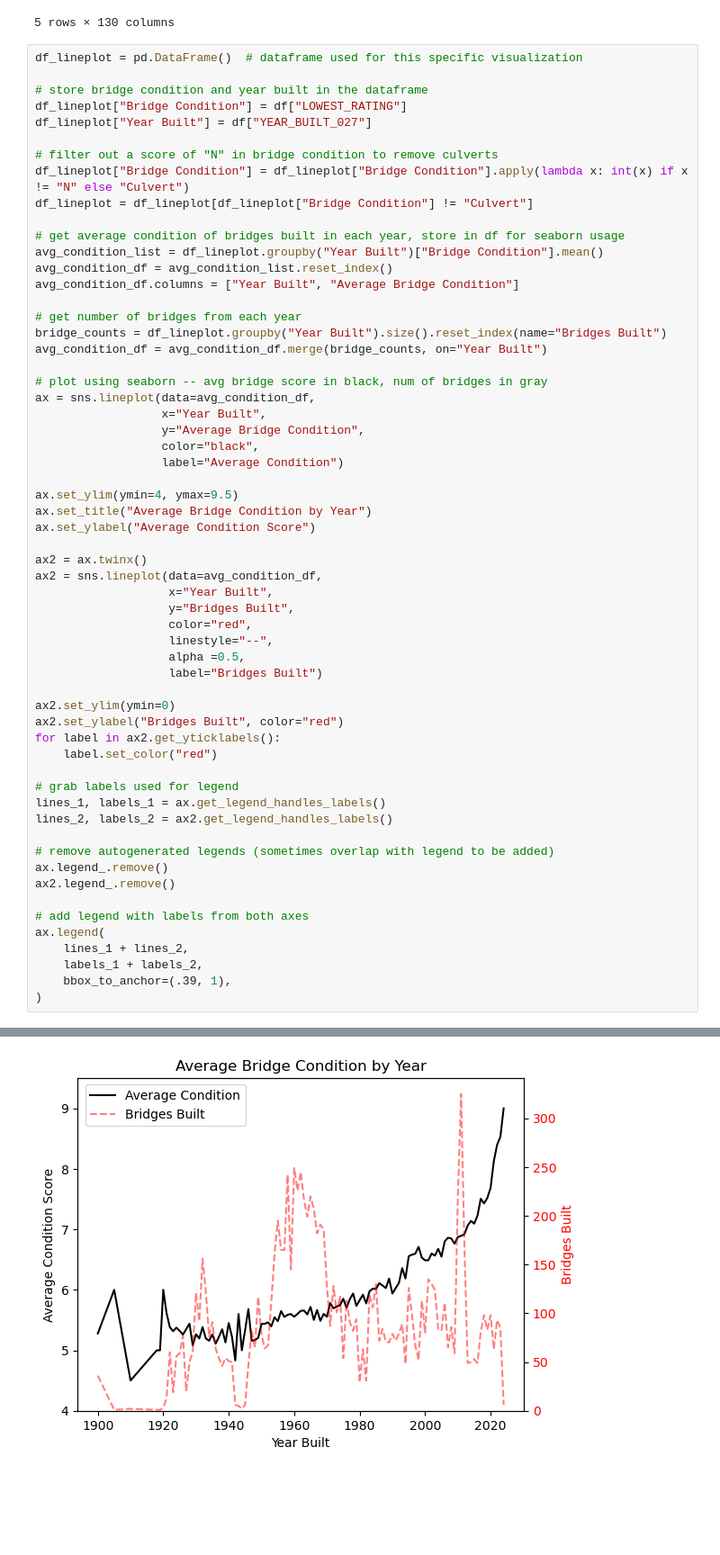
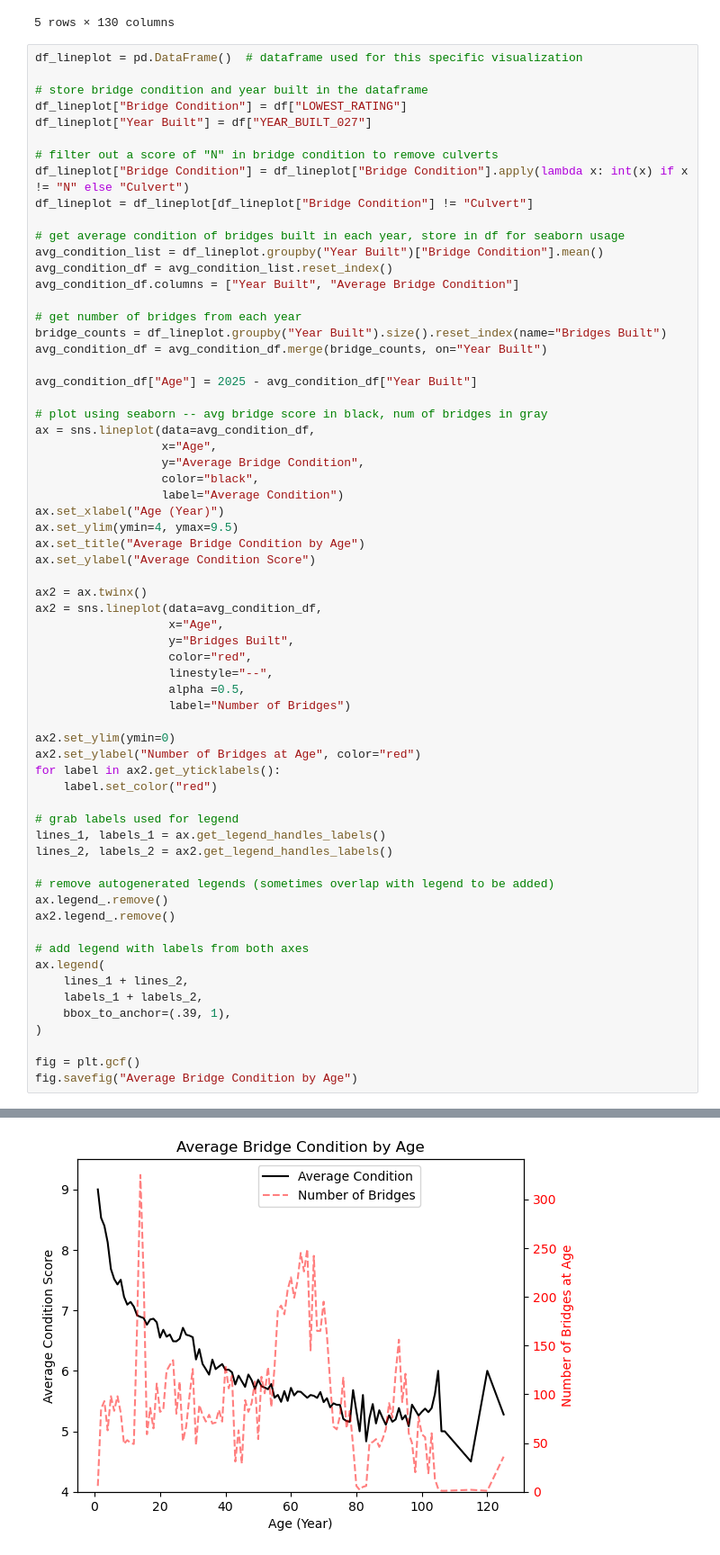
Before and after one commit to kenziemcallister/MODOT-Bridges-Data-Story, a Jupyter notebook: ConditionPlots.ipynb, the cells around one changed output, grey strips where cells are left out. Shown: that part at 90% size. Drawn from its saved outputs; the diff is of its cells as text; blank space fills up the shorter version.

```diff
--- a/ConditionPlots.ipynb
+++ b/ConditionPlots.ipynb
@@ -35,28 +35,30 @@ avg_condition_df.columns = ["Year Built", "Average Bridge Condition"]
 bridge_counts = df_lineplot.groupby("Year Built").size().reset_index(name="Bridges Built")
 avg_condition_df = avg_condition_df.merge(bridge_counts, on="Year Built")
 
+avg_condition_df["Age"] = 2025 - avg_condition_df["Year Built"]
+
 # plot using seaborn -- avg bridge score in black, num of bridges in gray
 ax = sns.lineplot(data=avg_condition_df,
-                  x="Year Built",
+                  x="Age",
                   y="Average Bridge Condition",
                   color="black",
                   label="Average Condition")
-
+ax.set_xlabel("Age (Year)")
 ax.set_ylim(ymin=4, ymax=9.5)
-ax.set_title("Average Bridge Condition by Year")
+ax.set_title("Average Bridge Condition by Age")
 ax.set_ylabel("Average Condition Score")
 
 ax2 = ax.twinx()
 ax2 = sns.lineplot(data=avg_condition_df,
-                   x="Year Built",
+                   x="Age",
                    y="Bridges Built",
                    color="red",
                    linestyle="--",
                    alpha =0.5,
-                   label="Bridges Built")
+                   label="Number of Bridges")
 
 ax2.set_ylim(ymin=0)
-ax2.set_ylabel("Bridges Built", color="red")
+ax2.set_ylabel("Number of Bridges at Age", color="red")
 for label in ax2.get_yticklabels():
     label.set_color("red")
 
@@ -74,4 +76,7 @@ ax.legend(
     labels_1 + labels_2,
     bbox_to_anchor=(.39, 1),
 )
+
+fig = plt.gcf()
+fig.savefig("Average Bridge Condition by Age")
 # %% [output]
@@ -79 +83 @@ ax.legend(
-[figure, old version]
+[figure, new version]
```
Also changed, not shown: parts of 4 cells of this notebook, 3 other files.
